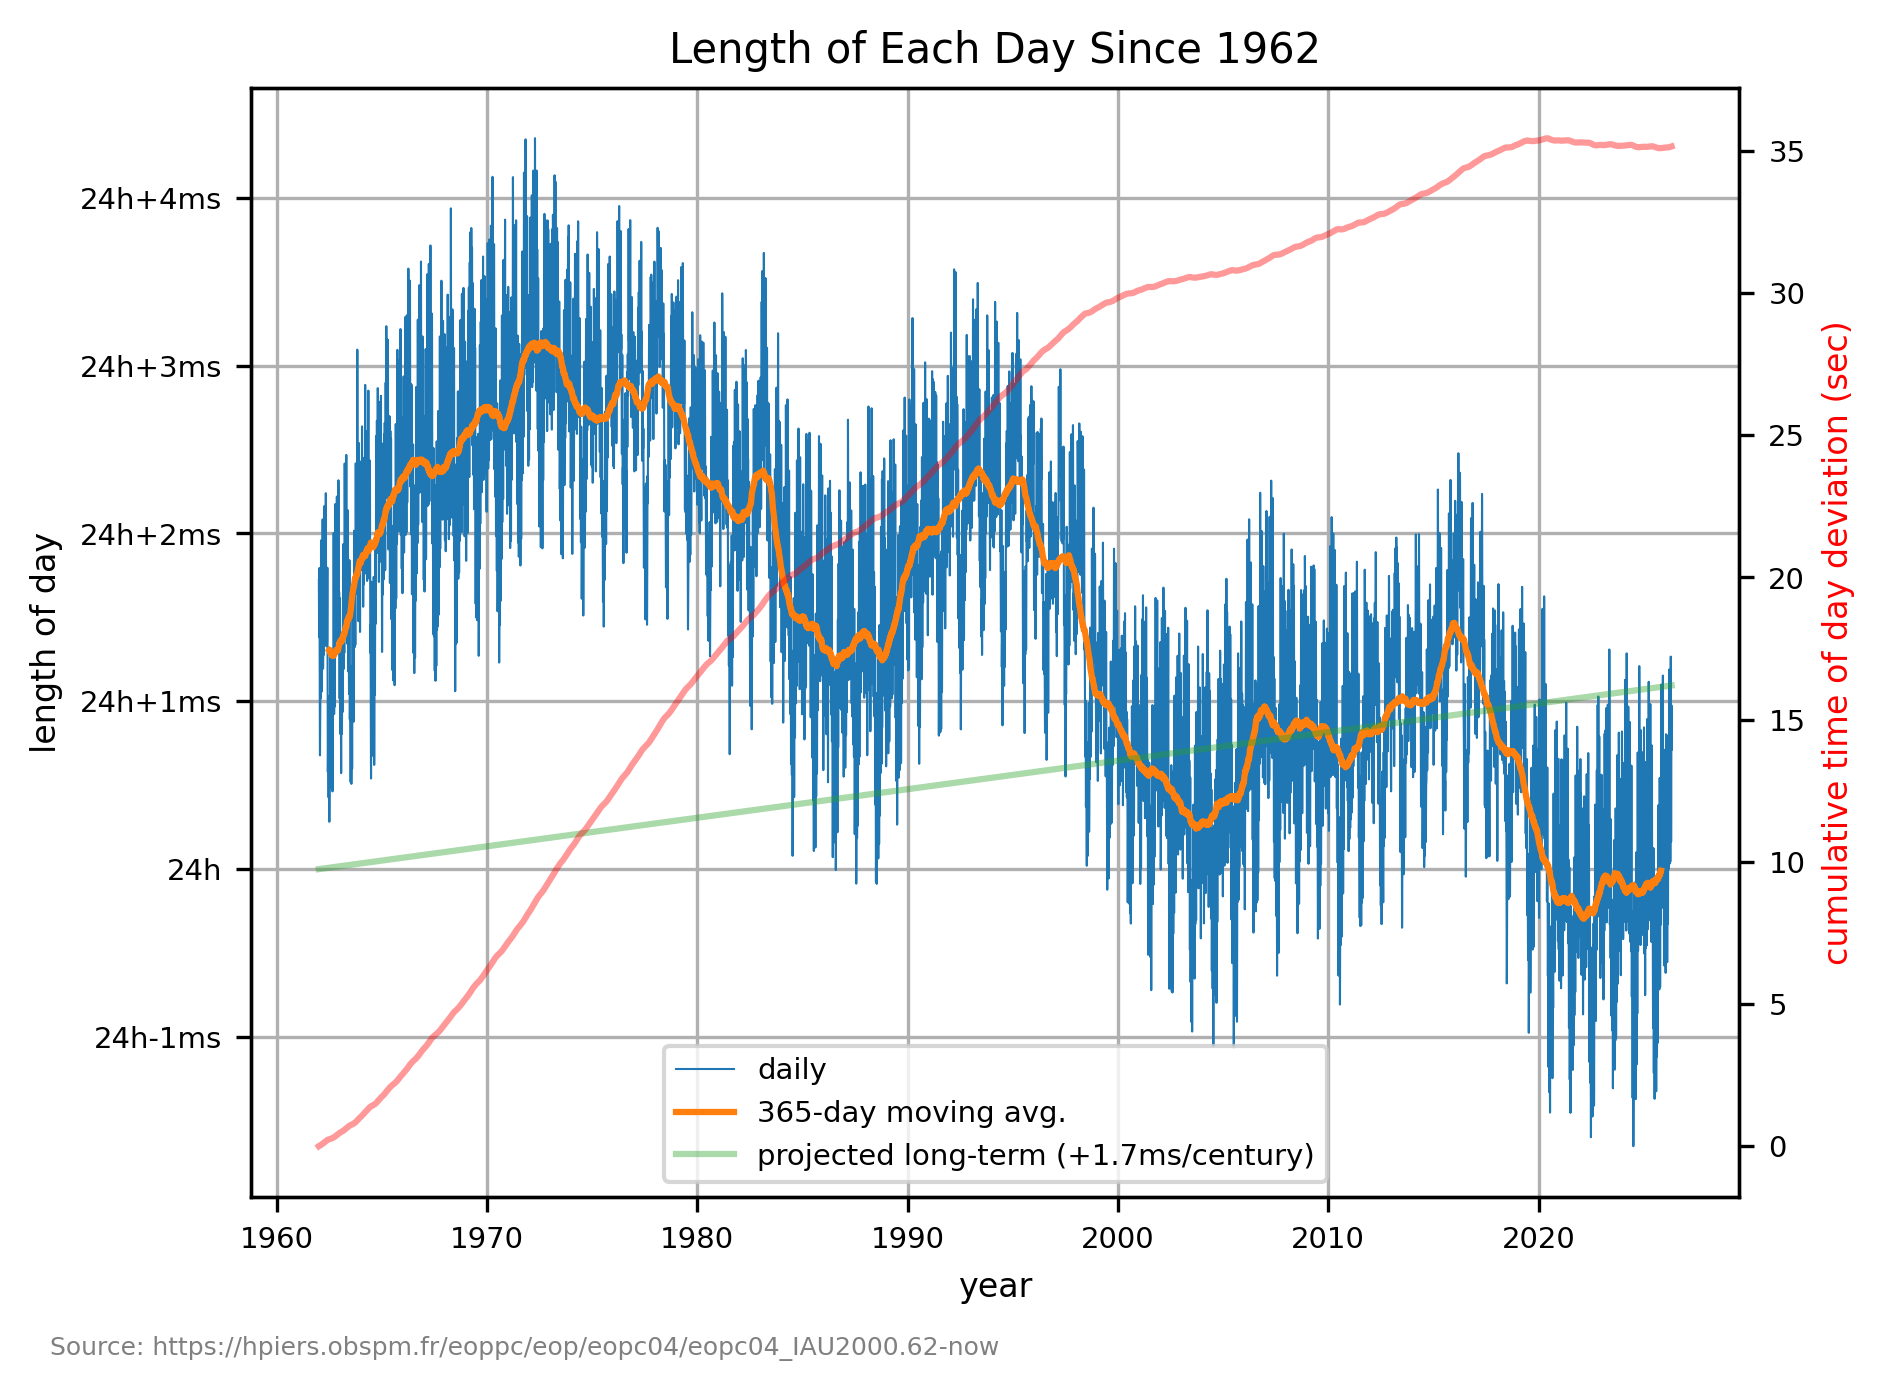
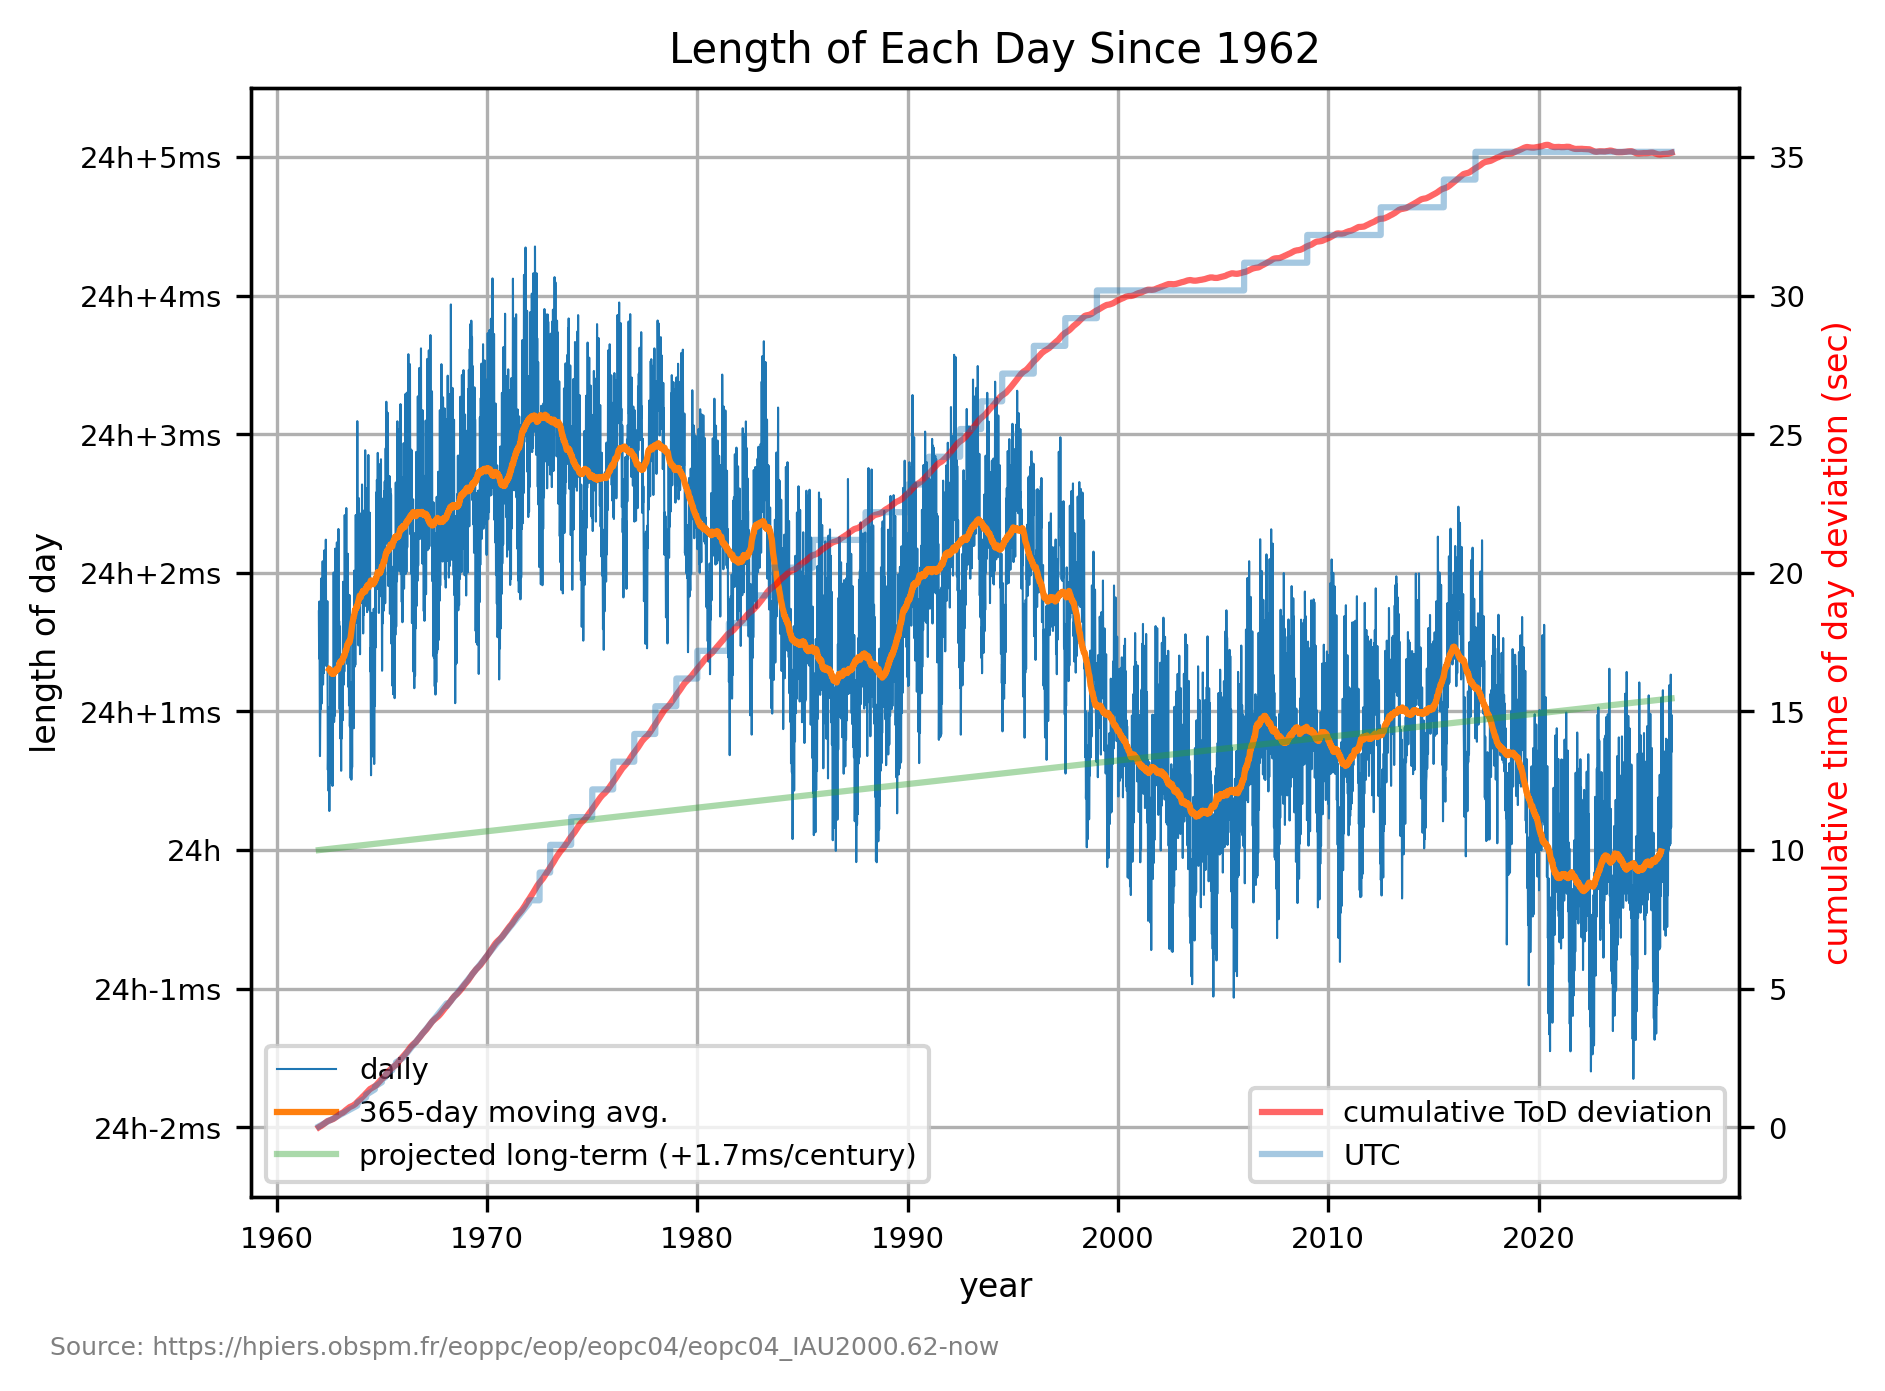
The notebook cell's code change between the first figure and the second:
--- before
+++ after
@@ -8,4 +8,5 @@
 ax.yaxis.set_major_formatter(FuncFormatter(day_delta_to24hplusx))
 ax.yaxis.set_major_locator(MultipleLocator(0.001))
+ax.set_ylim(-2.5*0.001, 5.5*0.001)
 ax.grid(True)
 
@@ -17,11 +18,19 @@
 
 ax2 = ax.twinx()
-ax2.plot(past_times, cumsum, 'r-', alpha=.4, label='cumulative ToD deviation')
-# ax2.yaxis.set_major_formatter(FuncFormatter(seconds_to_h))
-# ax2.yaxis.set_major_locator(MultipleLocator(5*3600))
-# ax2.set_ylim(-2*3600, 32*3600)
+ax2.plot(past_times, cumsum, 'r-', alpha=.6, label='cumulative ToD deviation')
+ax2.plot(past_times, cumsum+utcdiffs, alpha=.4, label='UTC')
 ax2.set_ylabel("cumulative time of day deviation (sec)", color='r')
+ax2.set_ylim(-2, 38)
+## adjust ax2.ylim so two particular points line up horizontally
+# y values on ax and ax2 that should line up horizontally
+ax_lineup = -2*0.001
+ax2_lineup = 0
+ax2_height = ax2.get_ylim()[1] - ax2.get_ylim()[0]
+ax_height = ax.get_ylim()[1] - ax.get_ylim()[0]
+ax2_y0 = ax2_lineup - ax2_height * (ax_lineup - ax.get_ylim()[0]) / ax_height
+ax2.set_ylim(ax2_y0, ax2_y0+ax2_height)
 
-ax.legend(loc='lower center')
+ax.legend(loc='lower left')
+ax2.legend(loc='lower right')
 
 fig.text(
@@ -30,4 +39,3 @@
     color="gray", fontsize=6,
 )
-
-# TODO add cumulative deviation and leap seconds
+# TODO maybe ax2 0 should be where the leap seconds start

Commit: math/leapseconds: UTC